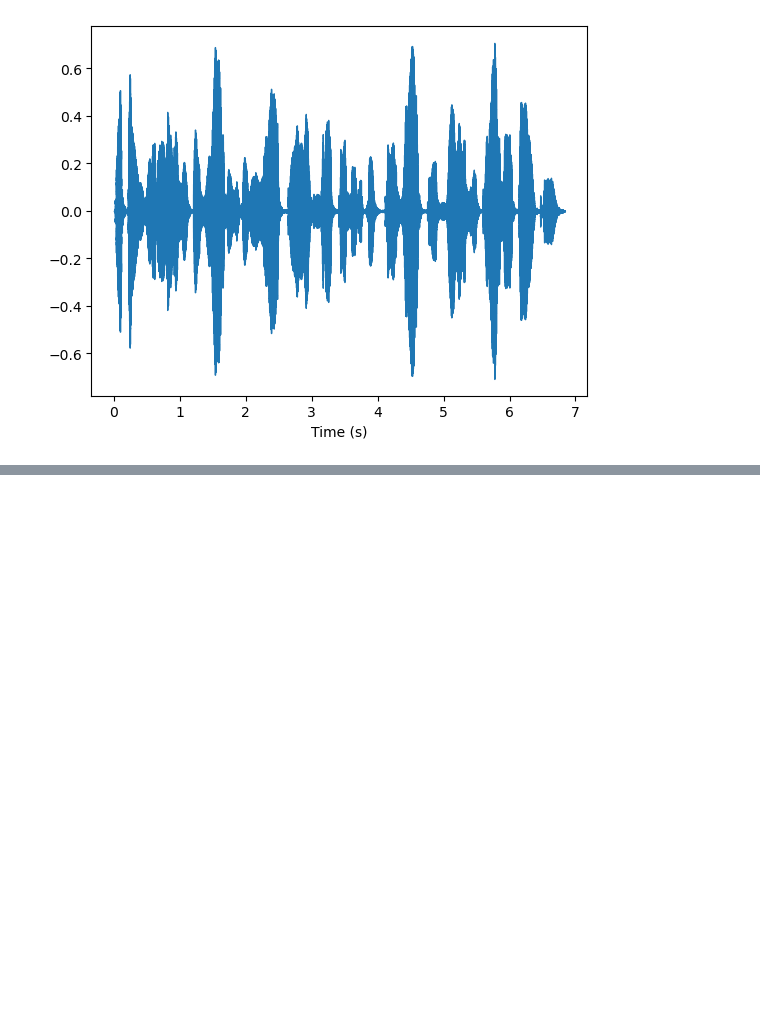
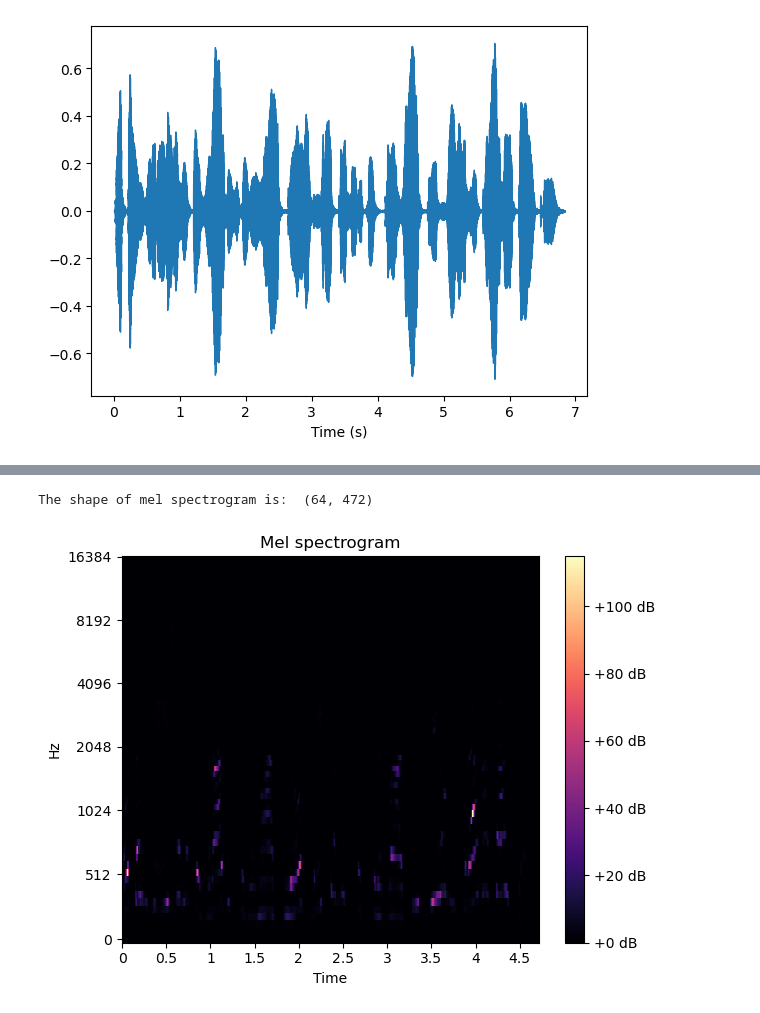
Before and after one commit to axlhtm/Hydroinformatics, a Jupyter notebook: Thesis Research/Audio Feature Extraction using Python.ipynb, the cells around one changed output, grey strips where cells are left out. Saved outputs shown, nothing was run; the diff lists cells and outputs as text; code cells hidden in the pictures; blank space fills up the shorter version.

```diff
--- a/Thesis Research/Audio Feature Extraction using Python.ipynb
+++ b/Thesis Research/Audio Feature Extraction using Python.ipynb
@@ -43,0 +86,15 @@ The 10 randomly picked consequtive samples of the audio are: [-2.6851608e-03 -3.
+# %%
+mel_bins = 64 # Number of mel bands
+fmin = 0
+fmax= None
+Mel_spectrogram = librosa.feature.melspectrogram(y=y, sr=sr, n_fft=n_fft, hop_length=hop_length, win_length=n_fft, window=window_type, n_mels = mel_bins, power=2.0)
+print("The shape of mel spectrogram is: ", Mel_spectrogram.shape)
+
+librosa.display.specshow(Mel_spectrogram, sr=sr, x_axis='time', y_axis='mel',hop_length=hop_length)
+plt.colorbar(format='%+2.0f dB')
+plt.title('Mel spectrogram')
+plt.tight_layout()
+plt.show()
+# %% [output]
+The shape of mel spectrogram is:  (64, 472)
+[figure, added]
```
Also changed, not shown: parts of 10 cells of this notebook.
